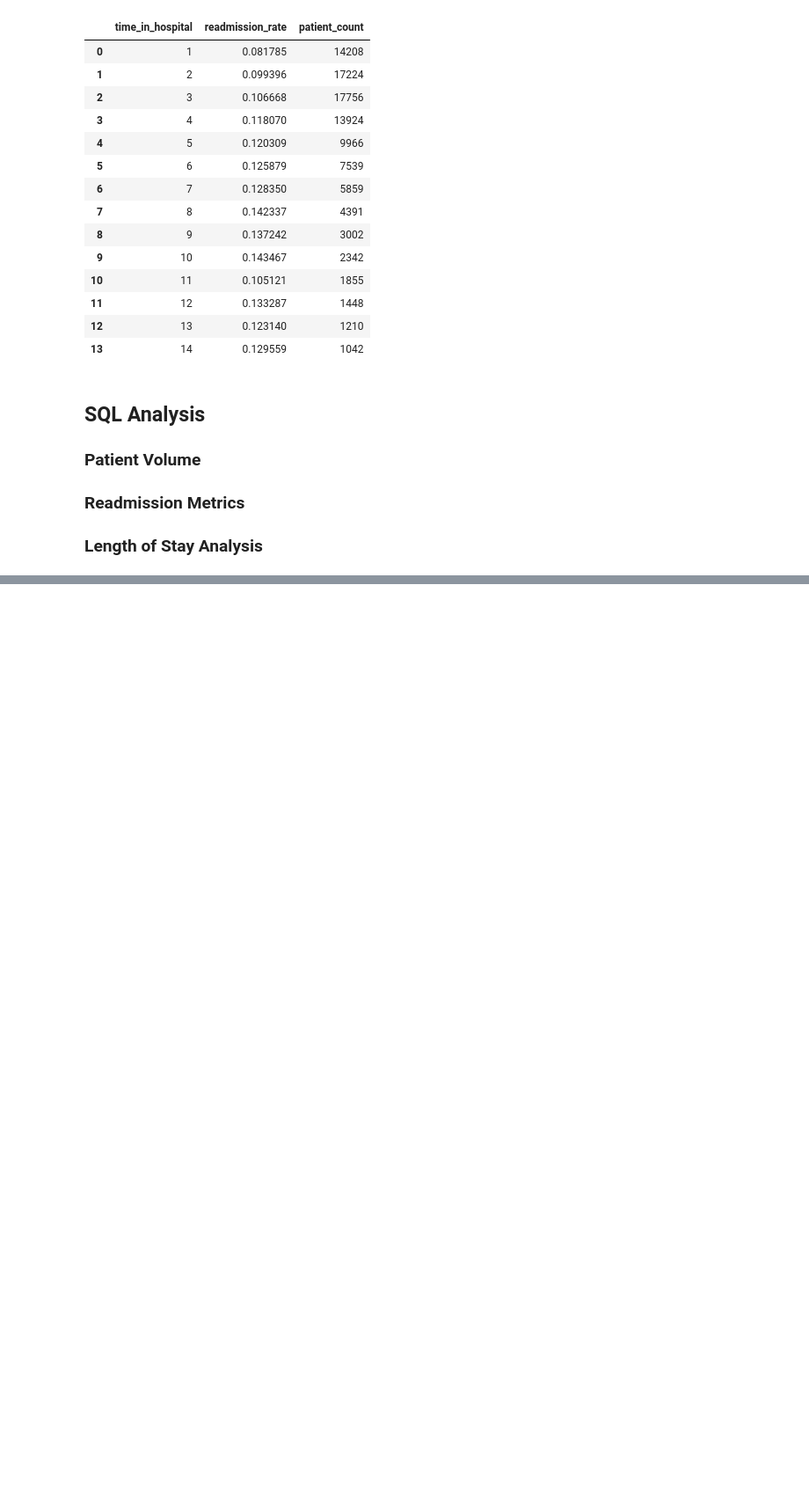
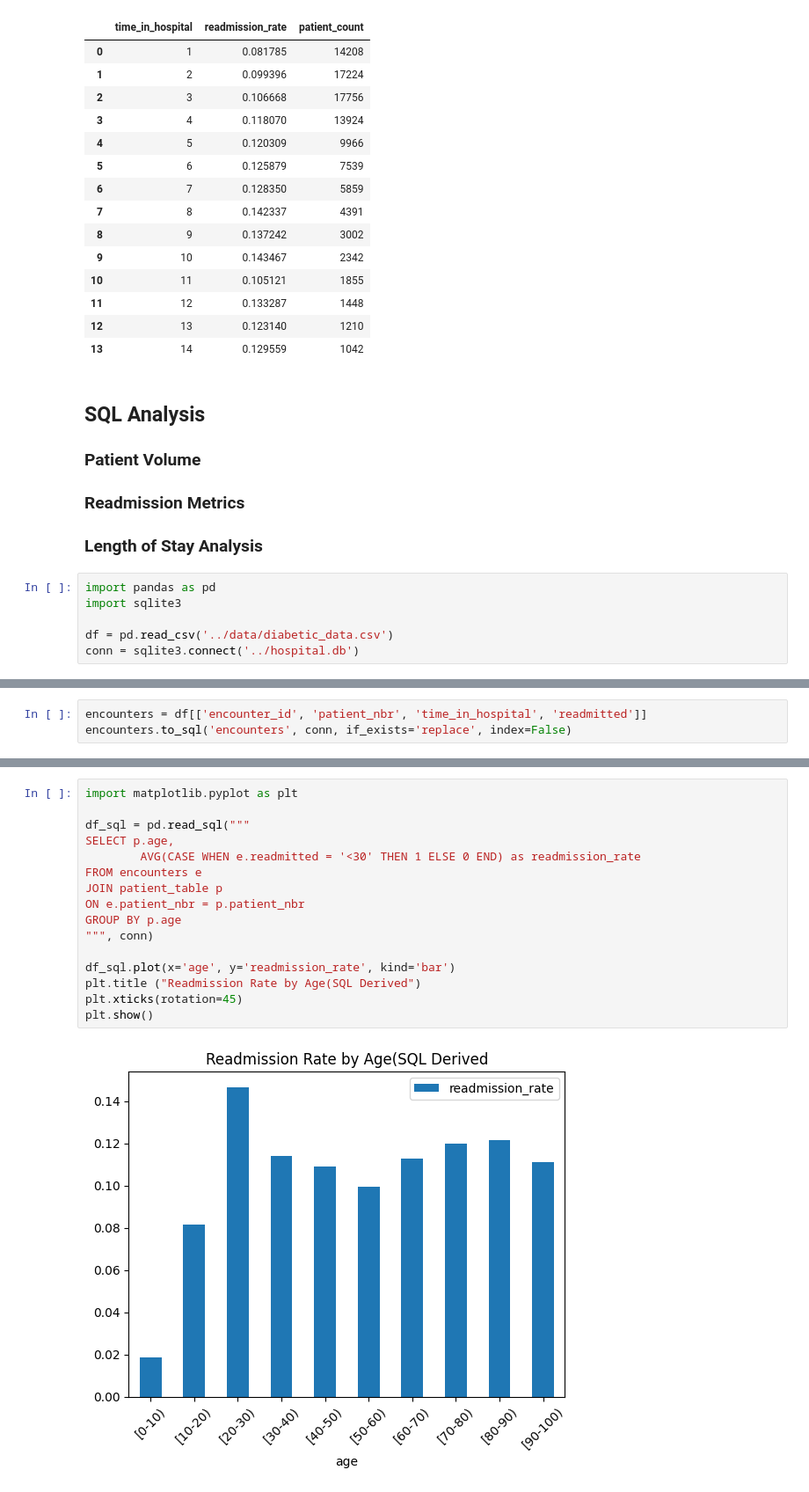
Before and after one commit to brakonsc/patient-readmission-risk-predictor, a Jupyter notebook: notebooks/02_sql_analysis.ipynb, the cells around one changed output, grey strips where cells are left out. Shown at 88% size. Saved outputs shown, nothing was run; the diff lists cells and outputs as text; blank space fills up the shorter version.

Commit message:
Implemented SQL joins and Multi-table healthcare KPI analysis

```diff
--- a/notebooks/02_sql_analysis.ipynb
+++ b/notebooks/02_sql_analysis.ipynb
@@ -109,3 +109,9 @@ ORDER BY time_in_hospital;
 ### Patient Volume
 ### Readmission Metrics
 ### Length of Stay Analysis
+# %%
+import pandas as pd
+import sqlite3
+
+df = pd.read_csv('../data/diabetic_data.csv')
+conn = sqlite3.connect('../hospital.db')
@@ -111,0 +123,3 @@ ORDER BY time_in_hospital;
+# %%
+encounters = df[['encounter_id', 'patient_nbr', 'time_in_hospital', 'readmitted']]
+encounters.to_sql('encounters', conn, if_exists='replace', index=False)
@@ -111,0 +209,18 @@ ORDER BY time_in_hospital;
+# %%
+import matplotlib.pyplot as plt
+
+df_sql = pd.read_sql("""
+SELECT p.age,
+        AVG(CASE WHEN e.readmitted = '<30' THEN 1 ELSE 0 END) as readmission_rate
+FROM encounters e
+JOIN patient_table p
+ON e.patient_nbr = p.patient_nbr
+GROUP BY p.age
+""", conn)
+
+df_sql.plot(x='age', y='readmission_rate', kind='bar')
+plt.title ("Readmission Rate by Age(SQL Derived")
+plt.xticks(rotation=45)
+plt.show()
+# %% [output]
+[figure, added]
```
Also changed, not shown: parts of 7 cells of this notebook, 1 other file.
